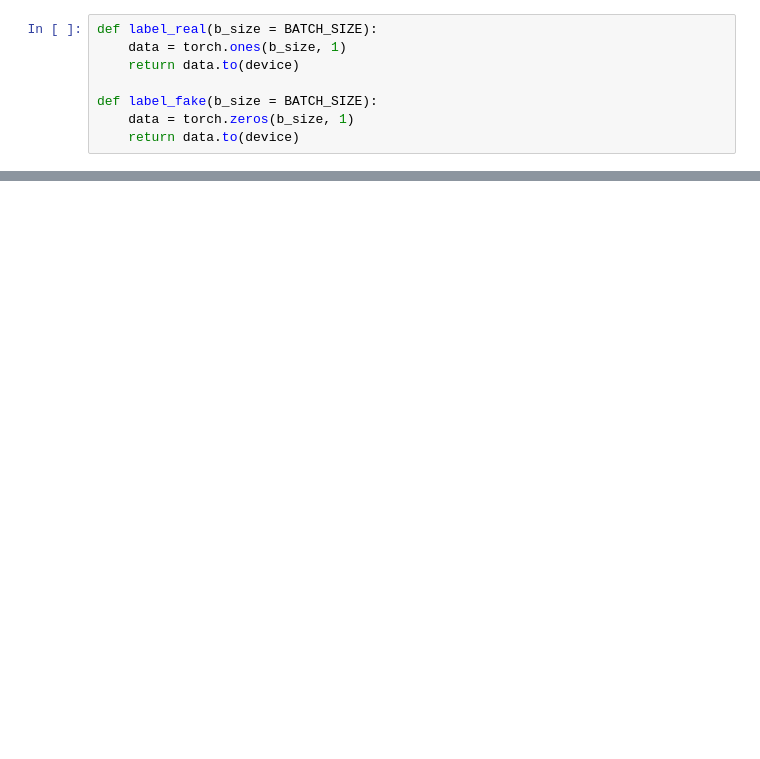
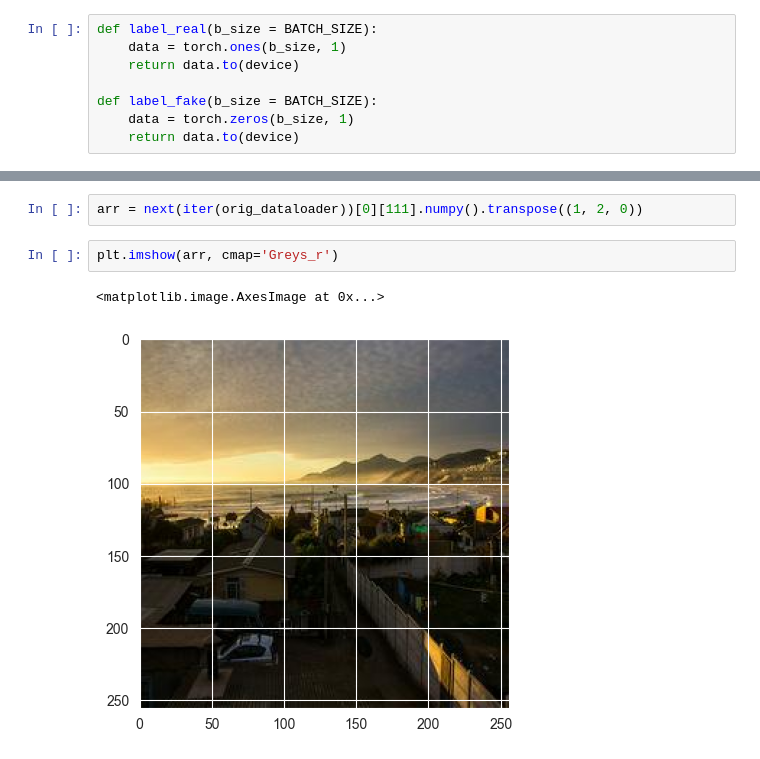
Before and after one commit to jakub-kucera/NI-MVI, a Jupyter notebook: notebook.ipynb, the cells around one changed output, grey strips where cells are left out. Cells and saved outputs as stored; diff of their text form; blank space fills up the shorter version.

```diff
--- a/notebook.ipynb
+++ b/notebook.ipynb
@@ -196,0 +339,7 @@ RuntimeError: mat1 and mat2 shapes cannot be multiplied (256x256 and 65536x512)
+# %%
+arr = next(iter(orig_dataloader))[0][111].numpy().transpose((1, 2, 0))
+# %%
+plt.imshow(arr, cmap='Greys_r')
+# %% [output]
+<matplotlib.image.AxesImage at 0x...>
+[figure, added]
```
Also changed, not shown: parts of 21 cells of this notebook.
